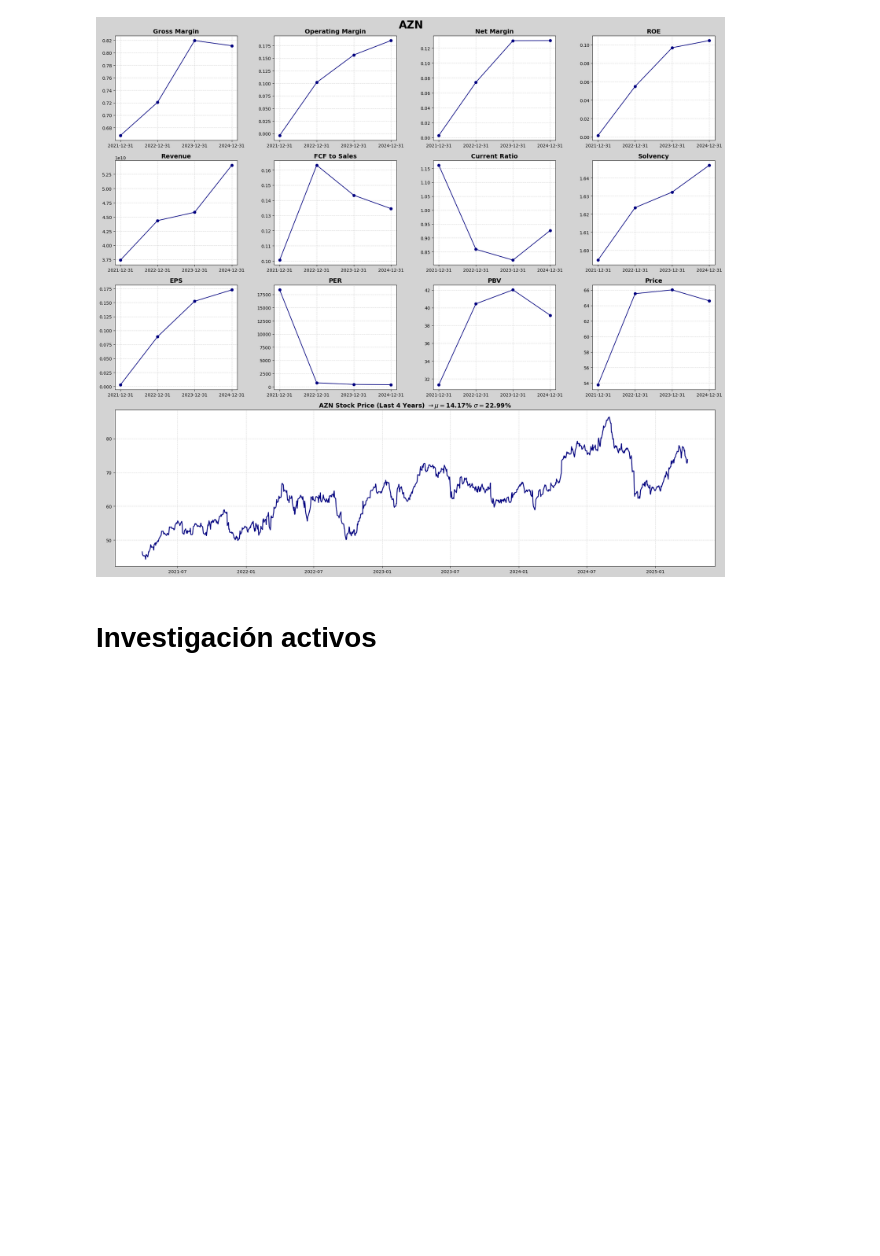
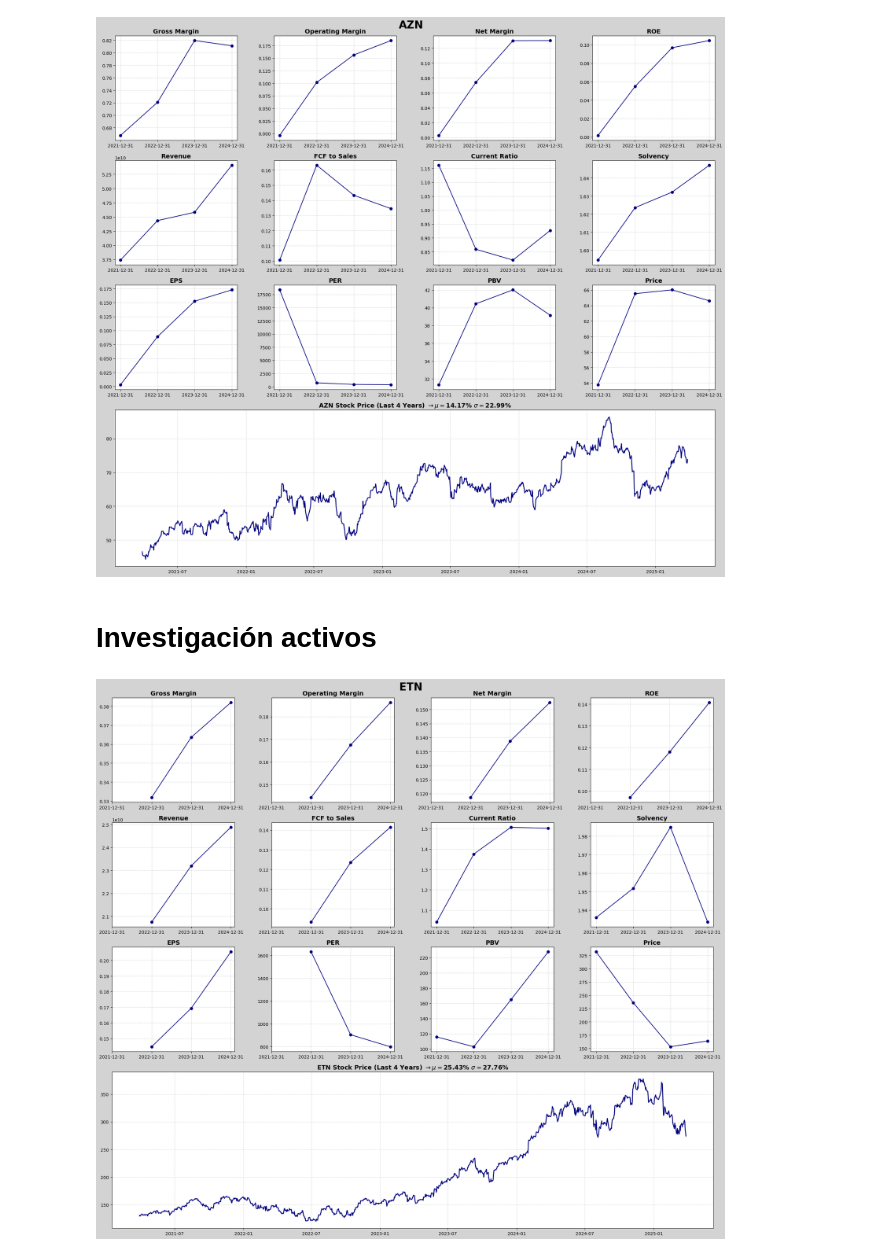
Before and after one commit to zayo1511/AdminDeRiesgos, a Jupyter notebook: Proyecto/multiplos.ipynb, the cells around one changed output. Cells and saved outputs as stored; diff of their text form; code cells hidden in the pictures; blank space fills up the shorter version.

```diff
--- a/Proyecto/multiplos.ipynb
+++ b/Proyecto/multiplos.ipynb
@@ -153,6 +153,12 @@ for i in range(len(emerging_markets)):
 [figure]
 # %% [markdown]
 # Investigación activos
+# %%
+emerging_markets = ["ETN"]
+for i in range(len(emerging_markets)):
+    plot_financials(emerging_markets[i])
+# %% [output]
+[figure, added]
 # %% [markdown]
 ## <font color='royalblue'> McDonald's Corporation <font color='black'>
 
```
Also changed, not shown: parts of 1 cell of this notebook.
